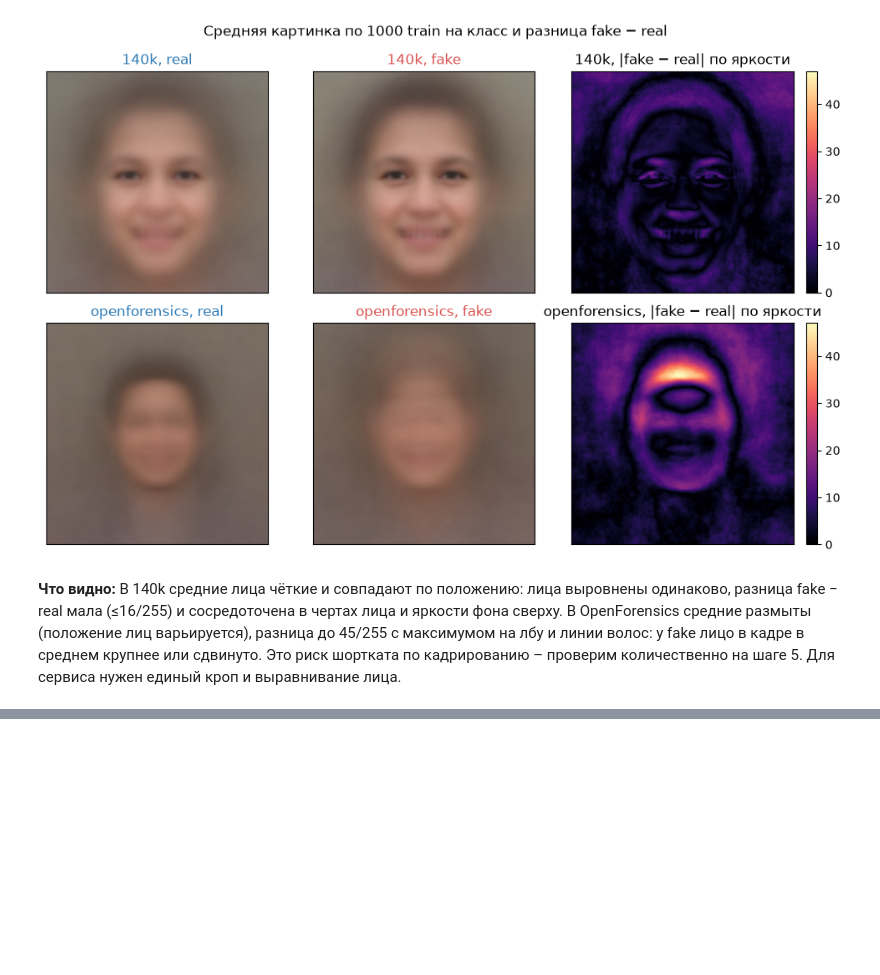
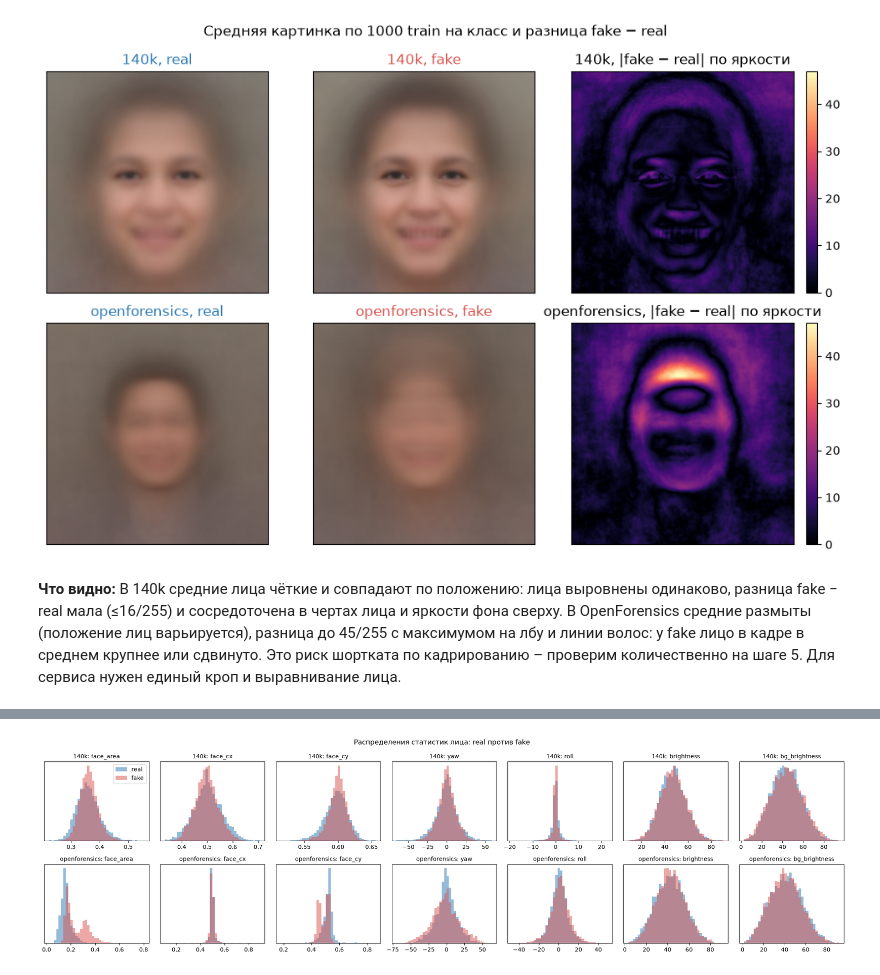
Before and after one commit to ayazvaliev/35-Deepfake-image-detection-project-HSE-26, a Jupyter notebook: notebooks/eda_140k.ipynb, the cells around one changed output, grey strips where cells are left out. Drawn from its saved outputs; the diff is of its cells as text; code cells hidden in the pictures; blank space fills up the shorter version.

Commit message:
Статистики лица: MediaPipe, KS-тест, кадрирование OpenForensics

```diff
--- a/notebooks/eda_140k.ipynb
+++ b/notebooks/eda_140k.ipynb
@@ -278,0 +325,16 @@ fig.tight_layout()
+# %%
+fig, axes = plt.subplots(2, len(continuous), figsize=(20, 5.5))
+for row, ds in zip(axes, datasets):
+    group = face[face["dataset"] == ds]
+    for ax, field in zip(row, continuous):
+        values = group[field].dropna()
+        bins = np.histogram_bin_edges(values, bins=40)
+        for label, cls in classes.items():
+            ax.hist(group.loc[group["label"] == label, field].dropna(), bins=bins, density=True, alpha=0.5, color=COLORS[cls], label=cls)
+        ax.set_title(f"{ds}: {field}", fontsize=10)
+        ax.set_yticks([])
+axes[0, 0].legend()
+fig.suptitle("Распределения статистик лица: real против fake")
+fig.tight_layout()
+# %% [output]
+[figure, added]
```
Also changed, not shown: parts of 12 cells of this notebook, 4 other files.
